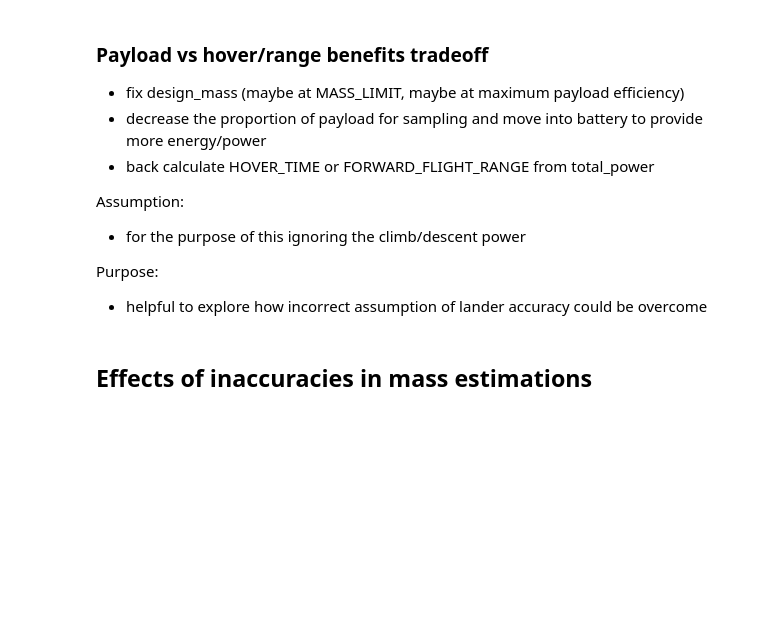
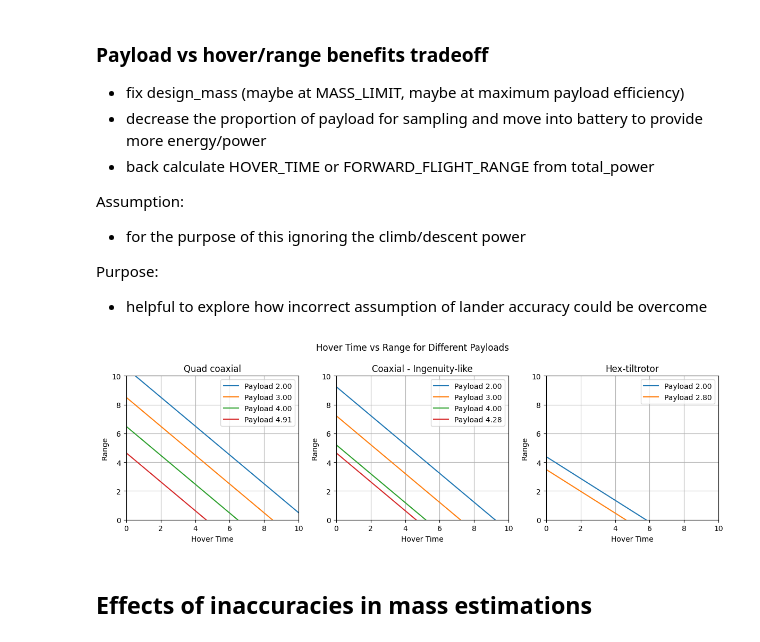
Before and after one commit to bened-wards/multimodal_mars_sampler, a Jupyter notebook: analysis.ipynb, the cells around one changed output. Cells and saved outputs as stored; diff of their text form; code cells hidden in the pictures; blank space fills up the shorter version.

```diff
--- a/analysis.ipynb
+++ b/analysis.ipynb
@@ -134,10 +114,11 @@ Purpose:
 - helpful to explore how incorrect assumption of lander accuracy could be overcome
 # %%
 MIN_PAYLOAD = 2
+design_mass = 30
 
 fig = plt.figure(figsize=(12,4))
 plt.suptitle("Hover Time vs Range for Different Payloads")
-valid_payloads, hover_times, ranges = quad_coaxial.trade_payload_for_battery(25, MIN_PAYLOAD)
+valid_payloads, hover_times, ranges = quad_coaxial.trade_payload_for_battery(design_mass, MIN_PAYLOAD)
 colours = ["blue", ]
 for payload, rng, hover_time in zip(valid_payloads, ranges, hover_times):
     plt.subplot(1,3,1)
@@ -147,36 +128,38 @@ plt.ylabel('Range')
 plt.title(f'{quad_coaxial.name}')
 plt.legend()
 plt.grid(True)
 plt.xlim(0, 10)
 plt.ylim(0, 10)
 
-valid_payloads, hover_times, ranges = coaxial.trade_payload_for_battery(25, MIN_PAYLOAD)
+valid_payloads, hover_times, ranges = coaxial.trade_payload_for_battery(design_mass, MIN_PAYLOAD)
 for payload, rng, hover_time in zip(valid_payloads, ranges, hover_times):
     plt.subplot(1,3,2)
     plt.plot([0, hover_time/60], [rng/1000, 0], label=f"Payload {payload:.2f}")
 plt.xlabel('Hover Time')
 plt.ylabel('Range')
 plt.title(f'{coaxial.name}')
 plt.legend()
 plt.grid(True)
 plt.xlim(0, 10)
 plt.ylim(0, 10)
 
 design_constraints.MAX_DIAMETER = 1000
-valid_payloads, hover_times, ranges = tiltrotor.trade_payload_for_battery(25, MIN_PAYLOAD)
+valid_payloads, hover_times, ranges = tiltrotor.trade_payload_for_battery(design_mass, MIN_PAYLOAD)
 for payload, rng, hover_time in zip(valid_payloads, ranges, hover_times):
     plt.subplot(1,3,3)
-    plt.plot([0, hover_time/60], [rng/1000, 0], label=f"Payload {payload:.2f}", color="red")
+    plt.plot([0, hover_time/60], [rng/1000, 0], label=f"Payload {payload:.2f}")
 plt.xlabel('Hover Time')
 plt.ylabel('Range')
 plt.title(f'{tiltrotor.name}')
 plt.legend()
 plt.grid(True)
 plt.xlim(0, 10)
 plt.ylim(0, 10)
 
 plt.tight_layout()
 plt.show()
+# %% [output]
+[figure, added]
 # %% [markdown]
 ## Effects of inaccuracies in mass estimations
 # %% [markdown]
```
Also changed, not shown: parts of 7 cells of this notebook, 1 other file.
